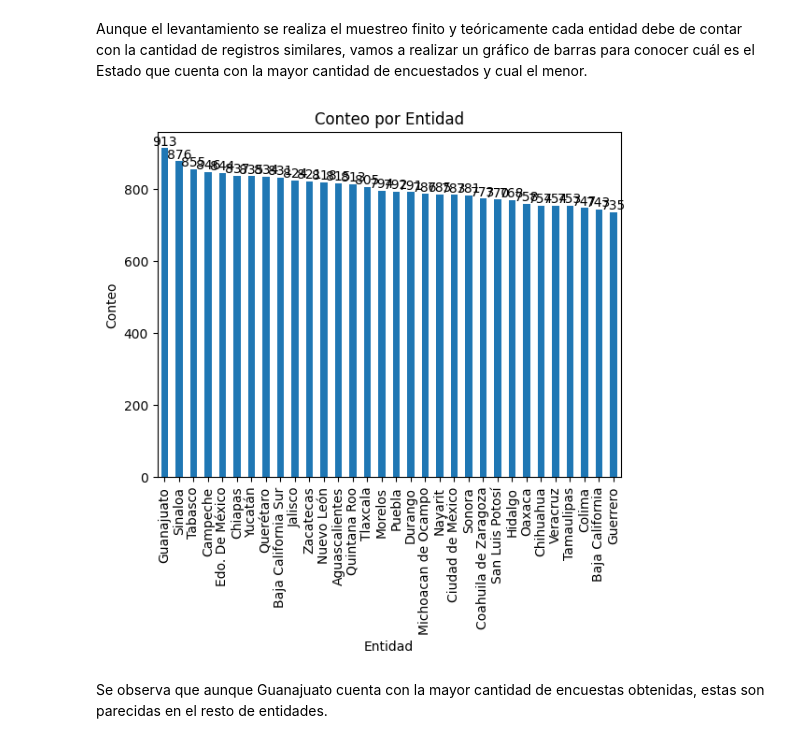
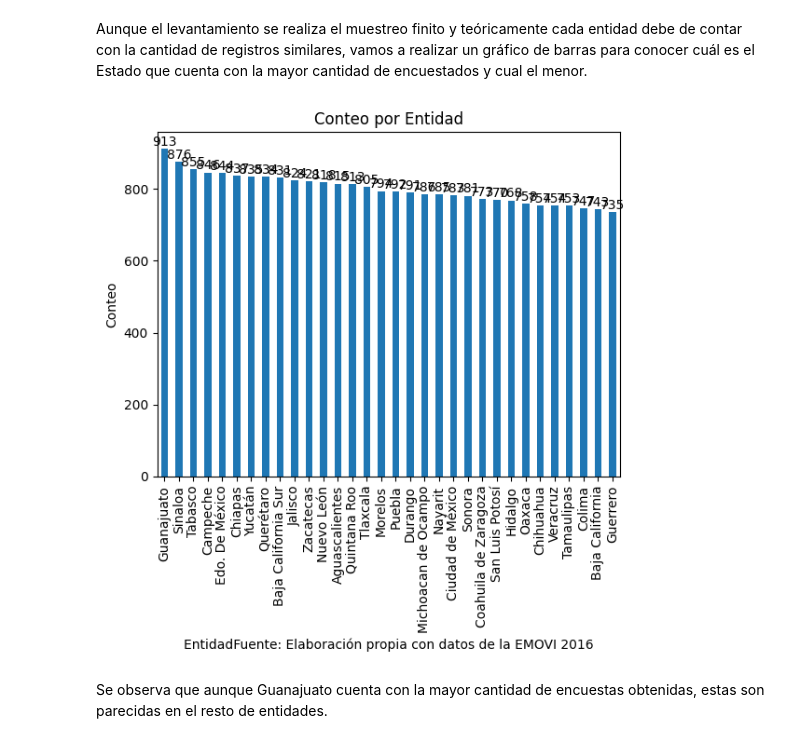
Before and after one commit to ReynaViviana/desarollo_de_proyecto, a Jupyter notebook: Sprint/data/Sprint para seminarios.ipynb, the cells around one changed output. Saved outputs shown, nothing was run; the diff lists cells and outputs as text; code cells hidden in the pictures.

```diff
--- a/Sprint/data/Sprint para seminarios.ipynb
+++ b/Sprint/data/Sprint para seminarios.ipynb
@@ -197,21 +192,22 @@ Aunque el levantamiento se realiza el muestreo finito y teóricamente cada entid
 # %%
 #Grafico de total de encuestas por entiedades federativas
 
 conteo_entidades = emovi['Entidad'].value_counts()
 
 # Crear el gráfico de barras
 ax = conteo_entidades.plot(kind='bar')
-plt.xlabel('Entidad')
+plt.xlabel('Entidad'
+          "Fuente: Elaboración propia con datos de la EMOVI 2016")
 plt.ylabel('Conteo')
 plt.title('Conteo por Entidad')
 
 # Agregar los valores de cada columna al final de la gráfica
 for i, v in enumerate(conteo_entidades):
     ax.text(i, v + 1, str(v), ha='center', va='bottom')
 
 plt.show()
 # %% [output]
-[figure, old version]
+[figure, new version]
 # %% [markdown]
 Se observa que aunque Guanajuato cuenta con la mayor cantidad de encuestas obtenidas, estas son parecidas en el resto de entidades.
 # %% [markdown]
```
Also changed, not shown: parts of 2 cells of this notebook, 1 other file.
